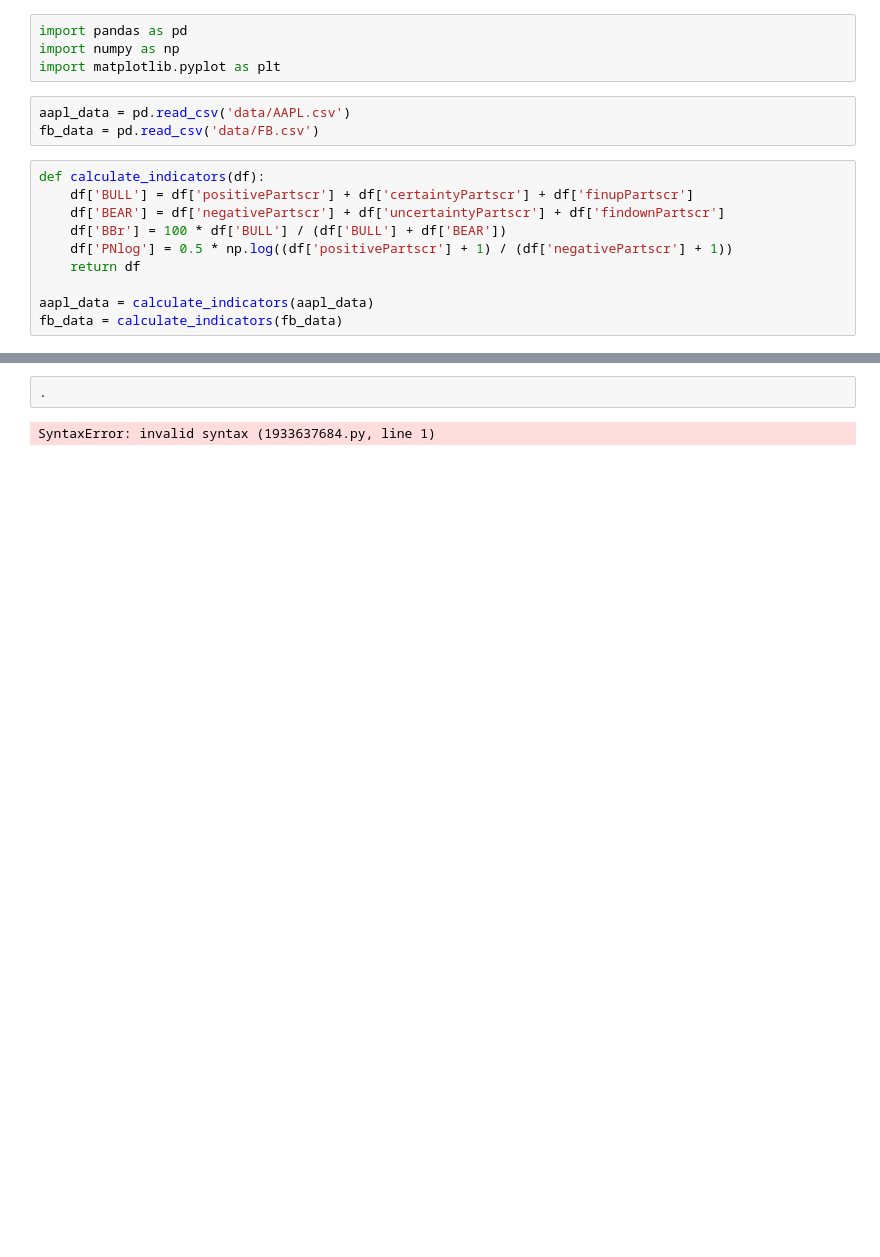
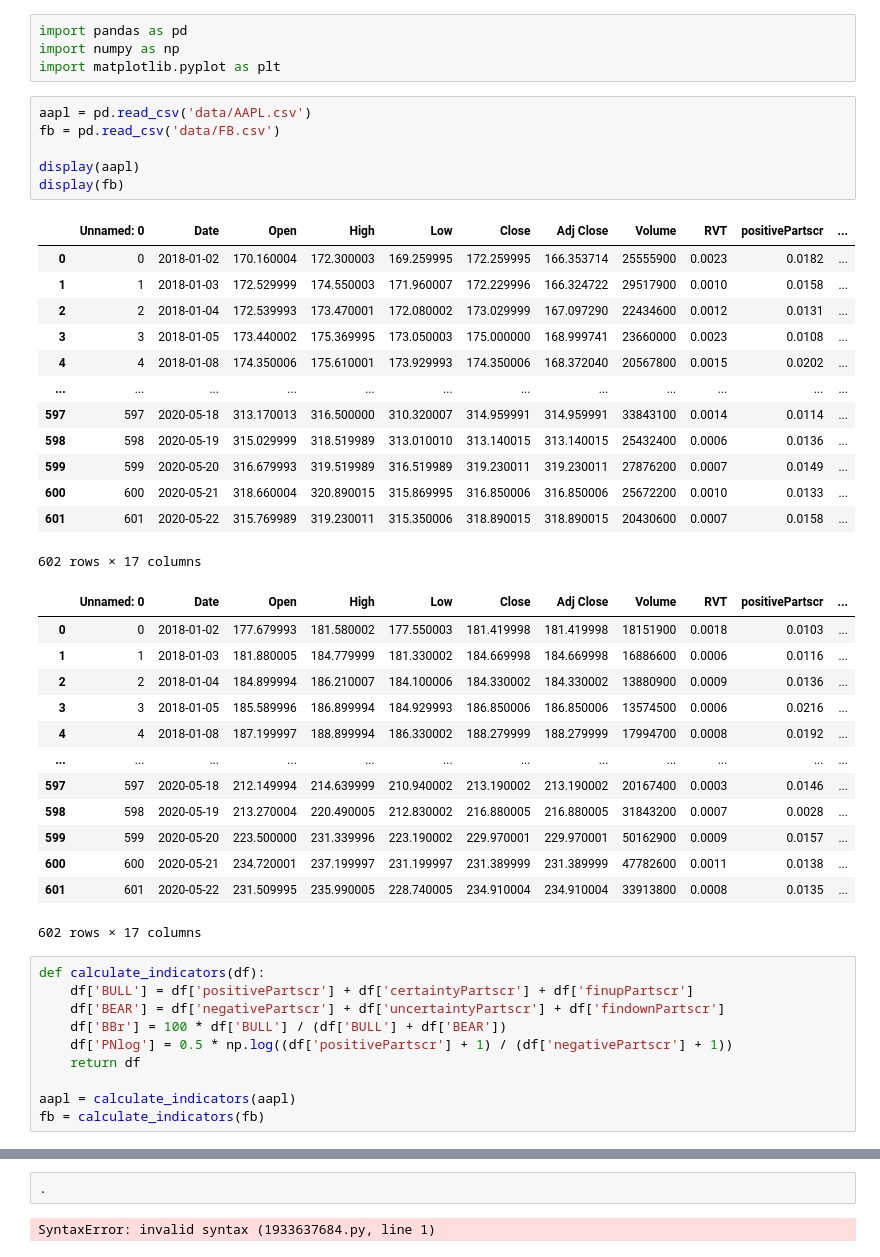
Before and after one commit to ruimaciell/2nd_homework_ml, a Jupyter notebook: Exercise1.ipynb, the cells around one changed output, grey strips where cells are left out. Saved outputs shown, nothing was run; the diff lists cells and outputs as text; blank space fills up the shorter version.

Commit message:
added some analysis to the data

```diff
--- a/Exercise1.ipynb
+++ b/Exercise1.ipynb
@@ -3,8 +3,38 @@ import pandas as pd
 import numpy as np
 import matplotlib.pyplot as plt
 # %%
-aapl_data = pd.read_csv('data/AAPL.csv')
-fb_data = pd.read_csv('data/FB.csv')
+aapl = pd.read_csv('data/AAPL.csv')
+fb = pd.read_csv('data/FB.csv')
+
+display(aapl)
+display(fb)
+# %% [output]
+|  | Unnamed: 0 | Date | Open | High | Low | Close | Adj Close | Volume | RVT | positivePartscr | ... |
+| 0 | 0 | 2018-01-02 | 170.160004 | 172.300003 | 169.259995 | 172.259995 | 166.353714 | 25555900 | 0.0023 | 0.0182 | ... |
+| 1 | 1 | 2018-01-03 | 172.529999 | 174.550003 | 171.960007 | 172.229996 | 166.324722 | 29517900 | 0.0010 | 0.0158 | ... |
+| 2 | 2 | 2018-01-04 | 172.539993 | 173.470001 | 172.080002 | 173.029999 | 167.097290 | 22434600 | 0.0012 | 0.0131 | ... |
+| 3 | 3 | 2018-01-05 | 173.440002 | 175.369995 | 173.050003 | 175.000000 | 168.999741 | 23660000 | 0.0023 | 0.0108 | ... |
+| 4 | 4 | 2018-01-08 | 174.350006 | 175.610001 | 173.929993 | 174.350006 | 168.372040 | 20567800 | 0.0015 | 0.0202 | ... |
+| ... | ... | ... | ... | ... | ... | ... | ... | ... | ... | ... | ... |
+| 597 | 597 | 2020-05-18 | 313.170013 | 316.500000 | 310.320007 | 314.959991 | 314.959991 | 33843100 | 0.0014 | 0.0114 | ... |
+| 598 | 598 | 2020-05-19 | 315.029999 | 318.519989 | 313.010010 | 313.140015 | 313.140015 | 25432400 | 0.0006 | 0.0136 | ... |
+| 599 | 599 | 2020-05-20 | 316.679993 | 319.519989 | 316.519989 | 319.230011 | 319.230011 | 27876200 | 0.0007 | 0.0149 | ... |
+| 600 | 600 | 2020-05-21 | 318.660004 | 320.890015 | 315.869995 | 316.850006 | 316.850006 | 25672200 | 0.0010 | 0.0133 | ... |
+| 601 | 601 | 2020-05-22 | 315.769989 | 319.230011 | 315.350006 | 318.890015 | 318.890015 | 20430600 | 0.0007 | 0.0158 | ... |
+602 rows × 17 columns
+|  | Unnamed: 0 | Date | Open | High | Low | Close | Adj Close | Volume | RVT | positivePartscr | ... |
+| 0 | 0 | 2018-01-02 | 177.679993 | 181.580002 | 177.550003 | 181.419998 | 181.419998 | 18151900 | 0.0018 | 0.0103 | ... |
+| 1 | 1 | 2018-01-03 | 181.880005 | 184.779999 | 181.330002 | 184.669998 | 184.669998 | 16886600 | 0.0006 | 0.0116 | ... |
+| 2 | 2 | 2018-01-04 | 184.899994 | 186.210007 | 184.100006 | 184.330002 | 184.330002 | 13880900 | 0.0009 | 0.0136 | ... |
+| 3 | 3 | 2018-01-05 | 185.589996 | 186.899994 | 184.929993 | 186.850006 | 186.850006 | 13574500 | 0.0006 | 0.0216 | ... |
+| 4 | 4 | 2018-01-08 | 187.199997 | 188.899994 | 186.330002 | 188.279999 | 188.279999 | 17994700 | 0.0008 | 0.0192 | ... |
+| ... | ... | ... | ... | ... | ... | ... | ... | ... | ... | ... | ... |
+| 597 | 597 | 2020-05-18 | 212.149994 | 214.639999 | 210.940002 | 213.190002 | 213.190002 | 20167400 | 0.0003 | 0.0146 | ... |
+| 598 | 598 | 2020-05-19 | 213.270004 | 220.490005 | 212.830002 | 216.880005 | 216.880005 | 31843200 | 0.0007 | 0.0028 | ... |
+| 599 | 599 | 2020-05-20 | 223.500000 | 231.339996 | 223.190002 | 229.970001 | 229.970001 | 50162900 | 0.0009 | 0.0157 | ... |
+| 600 | 600 | 2020-05-21 | 234.720001 | 237.199997 | 231.199997 | 231.389999 | 231.389999 | 47782600 | 0.0011 | 0.0138 | ... |
+| 601 | 601 | 2020-05-22 | 231.509995 | 235.990005 | 228.740005 | 234.910004 | 234.910004 | 33913800 | 0.0008 | 0.0135 | ... |
+602 rows × 17 columns
 # %%
 def calculate_indicators(df):
     df['BULL'] = df['positivePartscr'] + df['certaintyPartscr'] + df['finupPartscr']
@@ -13,5 +43,5 @@ def calculate_indicators(df):
     df['PNlog'] = 0.5 * np.log((df['positivePartscr'] + 1) / (df['negativePartscr'] + 1))
     return df
 
-aapl_data = calculate_indicators(aapl_data)
-fb_data = calculate_indicators(fb_data)
+aapl = calculate_indicators(aapl)
+fb = calculate_indicators(fb)
```
Also changed, not shown: parts of 7 cells of this notebook.
